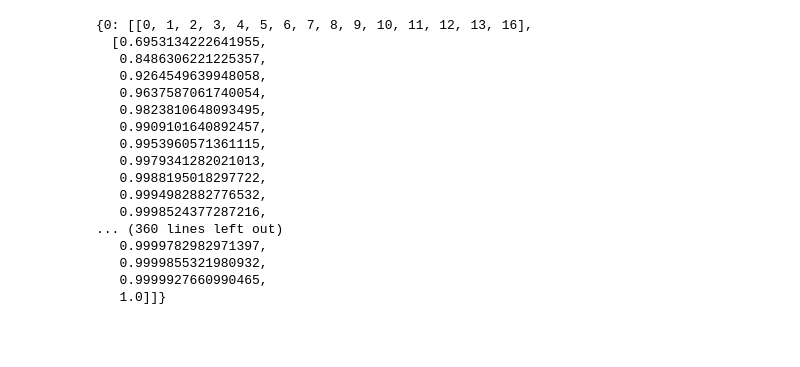
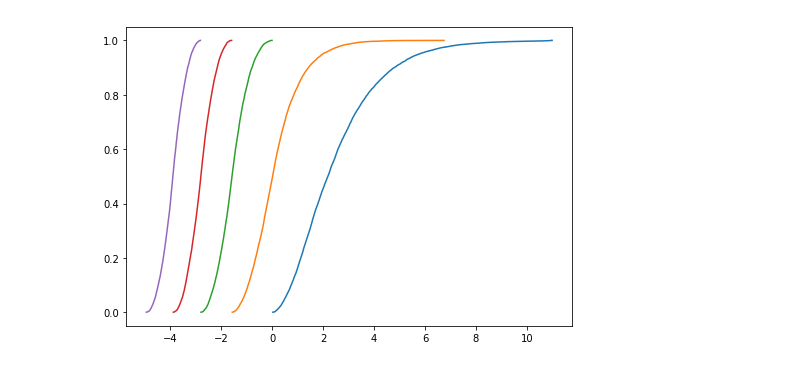
Before and after one commit to billzorn/titanic, a Jupyter notebook: new/notebooks/SinkingPoint.ipynb, the cells around one changed output. Cells and saved outputs as stored; diff of their text form; code cells hidden in the pictures; blank space fills up the shorter version.

```diff
--- a/new/notebooks/SinkingPoint.ipynb
+++ b/new/notebooks/SinkingPoint.ipynb
@@ -136,20 +86,29 @@ ax.add_line(line_cancel)
-# %%
-cdf_xys
-# %% [output]
-{0: [[0, 1, 2, 3, 4, 5, 6, 7, 8, 9, 10, 11, 12, 13, 16],
-  [0.6953134222641955,
-   0.8486306221225357,
-   0.9264549639948058,
-   0.9637587061740054,
-   0.9823810648093495,
-   0.9909101640892457,
-   0.9953960571361115,
-   0.9979341282021013,
-   0.9988195018297722,
-   0.9994982882776532,
-   0.9998524377287216,
-... (360 lines left out)
-   0.9999782982971397,
-   0.9999855321980932,
-   0.9999927660990465,
-   1.0]]}
+# %%
+from titanfp import bench
+
+import matplotlib.pyplot as plt
+import numpy as np
+
+fig, ax = plt.subplots()
+fig.set_size_inches(8, 5.5)
+
+
+for e in range(5):
+    pts = []
+    for i in range(10000):
+        a_hi, a_lo = bench.gen_input(0, 24, 11)
+        b_hi, b_lo = bench.gen_input(e, 24, 11)
+        dif, logdif, sdif, logsdif = bench.bitsim(a_hi, b_hi)
+        pts.append(logdif)
+
+    xs = sorted(pts)
+    ys = []
+
+    count = 0
+    for x in xs:
+        count += 1
+        ys.append(count / len(pts))
+
+    ax.plot(xs, ys)
+# %% [output]
+[figure, added]
```
Also changed, not shown: parts of 4 cells of this notebook, 2 other files.
